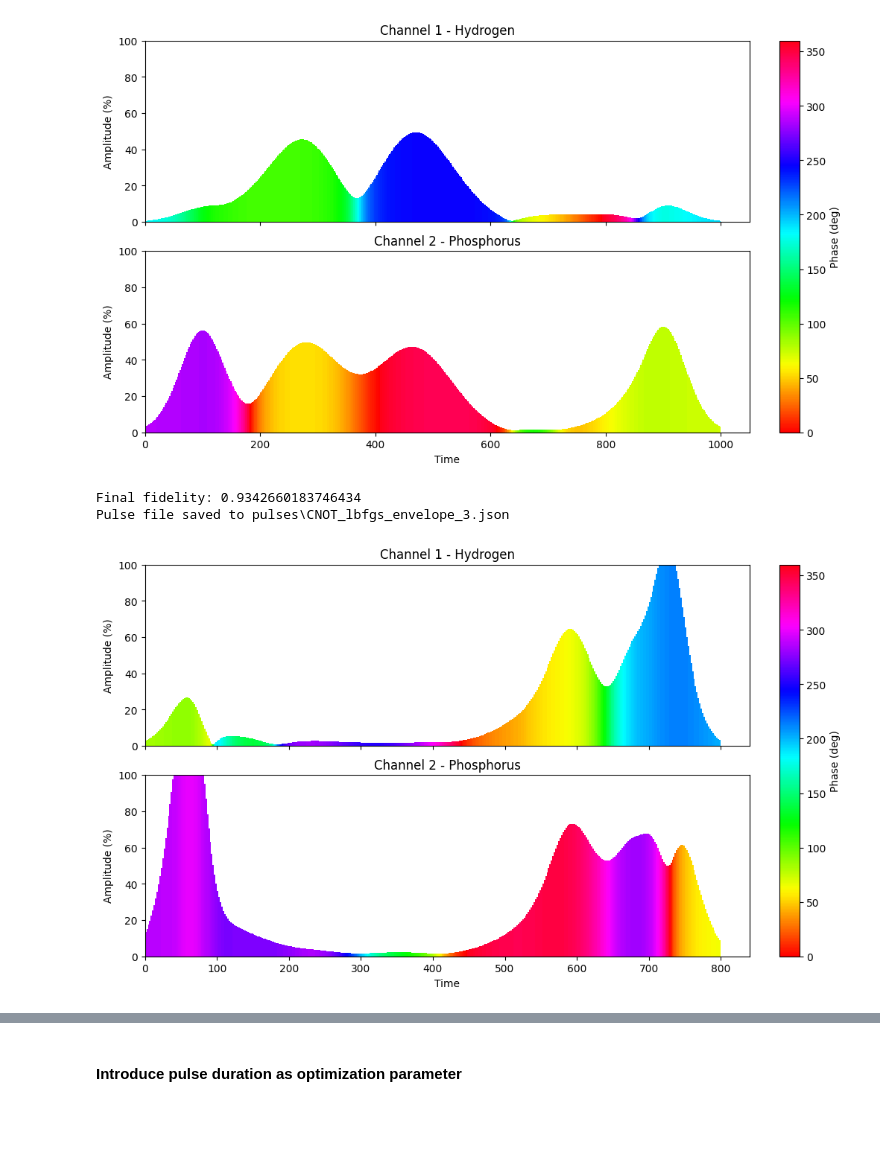
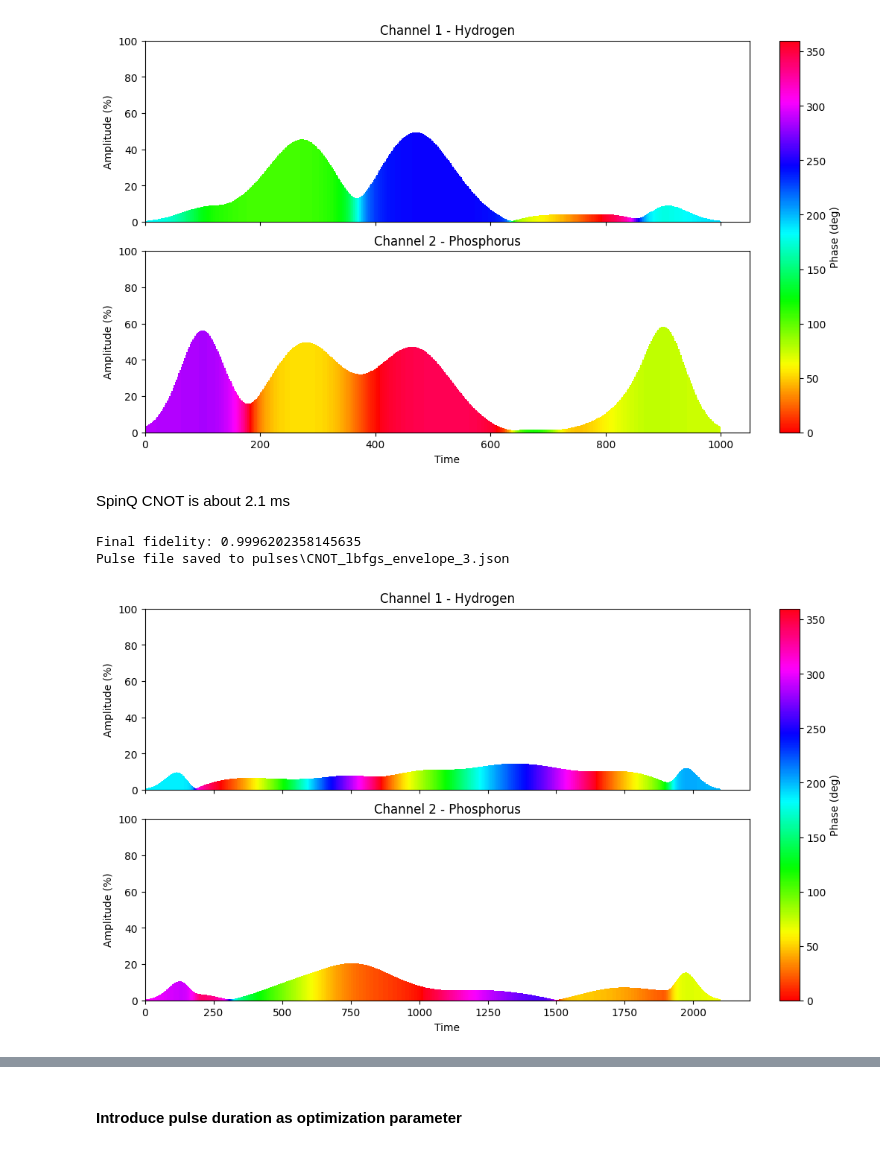
Before and after one commit to andrehroque/python-ml-projects, a Jupyter notebook: NMR-pulse-optimization/pulse optimization.ipynb, the cells around one changed output, grey strips where cells are left out. Saved outputs shown, nothing was run; the diff lists cells and outputs as text; code cells hidden in the pictures; blank space fills up the shorter version.

Commit message:
envelope and some pulses

```diff
--- a/NMR-pulse-optimization/pulse optimization.ipynb
+++ b/NMR-pulse-optimization/pulse optimization.ipynb
@@ -2259,35 +2259,37 @@ Pulse file saved to pulses\CNOT_lbfgs_envelope_2.json
 plot_pulse_from_json("pulses/CNOT_lbfgs_envelope_2.json")
 # %% [output]
 [figure]
+# %% [markdown]
+SpinQ CNOT is about 2.1 ms
 # %%
 J = 696
 dt = 2e-6
-t = 0.8e-3
+t = 2.1e-3
 N = int(t/dt)
 
 alpha = 0.00001
 start_params = (np.full(N,alpha), np.full(N,alpha),
                 np.full(N,alpha), np.full(N,alpha))
 
 Rx_H, Ry_H, Rx_P, Ry_P, F_final, U_final = pulse_optimize_grape_lbfgs_envelope(
     U_cnot, J, t, N,
     H_x_H, H_y_H, H_x_P, H_y_P, H_J,
     startParameters=start_params,
-    max_iter=1000,
+    max_iter=3000,
     lambda_smooth=5e-3,
-    delta_RF=0.10
+    delta_RF=0.05,
+    gaus_rise_frac=0.1
 )
 
 print("Final fidelity:", F_final)
 
 export_to_json_GRAPE_2channel("CNOT_lbfgs_envelope_3","CNOT pulse 0.8 ms, 0.00001 minimum start, l-bfgs and envelope=0.15",F_final,t,N,Rx_H,Ry_H,Rx_P,Ry_P,"andreroque")
+
+plot_pulse_from_json("pulses/CNOT_lbfgs_envelope_3.json")
 # %% [output]
-Final fidelity: 0.9342660183746434
+Final fidelity: 0.9996202358145635
 Pulse file saved to pulses\CNOT_lbfgs_envelope_3.json
+[figure, added]
-# %%
-plot_pulse_from_json("pulses/CNOT_lbfgs_envelope_3.json")
-# %% [output]
-[figure, removed]
 # %%
 J = 696
 dt = 2e-6
```
Also changed, not shown: parts of 4 cells of this notebook, 11 other files.
